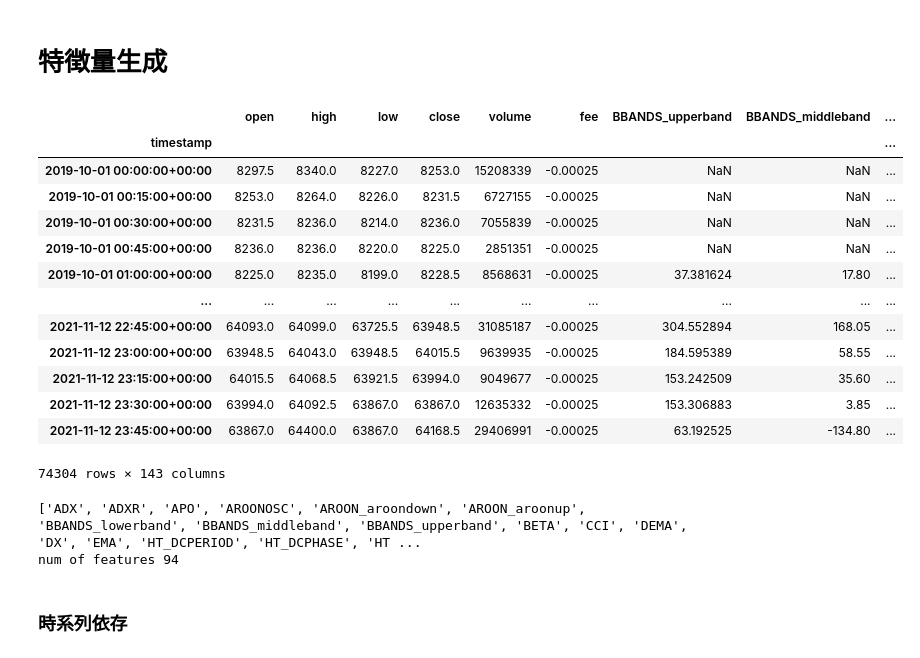
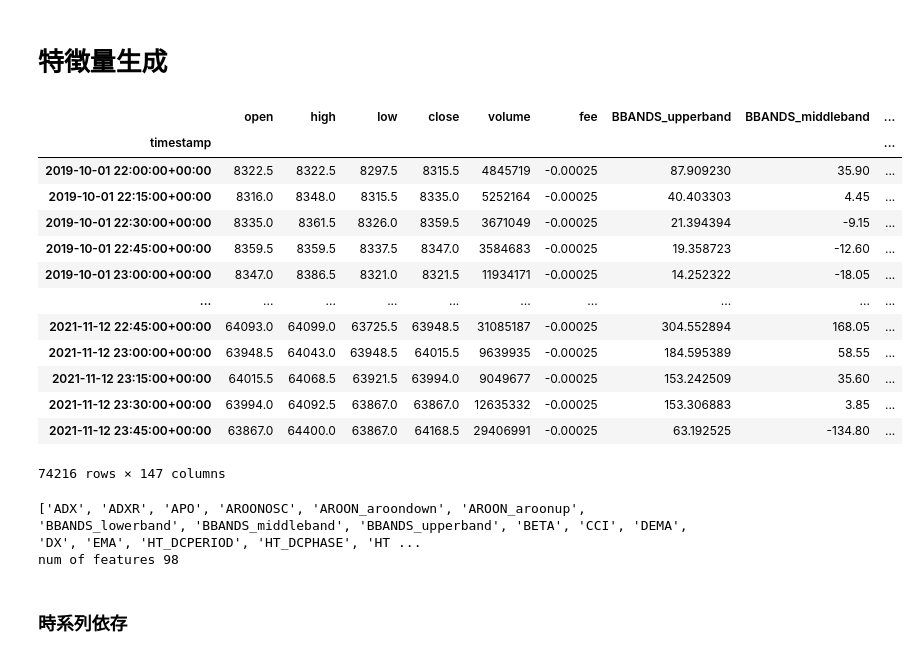
Before and after one commit to Joichiro433/MLtrading, a Jupyter notebook: notebook/bybit/ML_bybit.ipynb, the cells around one changed output. Saved outputs shown, nothing was run; the diff lists cells and outputs as text; code cells hidden in the pictures.

```diff
--- a/notebook/bybit/ML_bybit.ipynb
+++ b/notebook/bybit/ML_bybit.ipynb
@@ -241,45 +242,49 @@ def calc_features(df):
             if sig == 1:
                 downhige[i] = (c - l) / c
             else:
                 downhige[i] = (o - l) / c
         downhige = downhige/close
         return downhige
 
     df['uphige_size'] = up_hige_size(df)
     df['downhige_size'] = down_hige_size(df)
 
+    # 平均足を使った戦略: https://note.com/btcml/n/n6198a3714fe5
+    df['heikin_cl'] = 0.25 * (df['open'] + df['high'] + df['low'] + df['close'])
+    df['heikin_op'] = df['heikin_cl'].ewm(1, adjust=False).mean().shift(1)
+
     return df
 
 
 df = pd.read_pickle('df_ohlcv_with_fee.pkl')
 df = df.dropna()
 df = calc_features(df)
 # display(df)
 
 df_eth = df_eth.dropna()
 df_eth = calc_features(df_eth)
 
 
 df = pd.merge(df, df_eth, on='timestamp', suffixes=['', '_eth']).set_index('timestamp')
 
 display(df)
 
 df.to_pickle('df_features.pkl')
 # %% [output]
 |  | open | high | low | close | volume | fee | BBANDS_upperband | BBANDS_middleband | ... |
 | timestamp |  |  |  |  |  |  |  |  | ... |
-| 2019-10-01 00:00:00+00:00 | 8297.5 | 8340.0 | 8227.0 | 8253.0 | 15208339 | -0.00025 | NaN | NaN | ... |
-| 2019-10-01 00:15:00+00:00 | 8253.0 | 8264.0 | 8226.0 | 8231.5 | 6727155 | -0.00025 | NaN | NaN | ... |
-| 2019-10-01 00:30:00+00:00 | 8231.5 | 8236.0 | 8214.0 | 8236.0 | 7055839 | -0.00025 | NaN | NaN | ... |
-| 2019-10-01 00:45:00+00:00 | 8236.0 | 8236.0 | 8220.0 | 8225.0 | 2851351 | -0.00025 | NaN | NaN | ... |
-| 2019-10-01 01:00:00+00:00 | 8225.0 | 8235.0 | 8199.0 | 8228.5 | 8568631 | -0.00025 | 37.381624 | 17.80 | ... |
+| 2019-10-01 22:00:00+00:00 | 8322.5 | 8322.5 | 8297.5 | 8315.5 | 4845719 | -0.00025 | 87.909230 | 35.90 | ... |
+| 2019-10-01 22:15:00+00:00 | 8316.0 | 8348.0 | 8315.5 | 8335.0 | 5252164 | -0.00025 | 40.403303 | 4.45 | ... |
+| 2019-10-01 22:30:00+00:00 | 8335.0 | 8361.5 | 8326.0 | 8359.5 | 3671049 | -0.00025 | 21.394394 | -9.15 | ... |
+| 2019-10-01 22:45:00+00:00 | 8359.5 | 8359.5 | 8337.5 | 8347.0 | 3584683 | -0.00025 | 19.358723 | -12.60 | ... |
+| 2019-10-01 23:00:00+00:00 | 8347.0 | 8386.5 | 8321.0 | 8321.5 | 11934171 | -0.00025 | 14.252322 | -18.05 | ... |
 | ... | ... | ... | ... | ... | ... | ... | ... | ... | ... |
 | 2021-11-12 22:45:00+00:00 | 64093.0 | 64099.0 | 63725.5 | 63948.5 | 31085187 | -0.00025 | 304.552894 | 168.05 | ... |
 | 2021-11-12 23:00:00+00:00 | 63948.5 | 64043.0 | 63948.5 | 64015.5 | 9639935 | -0.00025 | 184.595389 | 58.55 | ... |
 | 2021-11-12 23:15:00+00:00 | 64015.5 | 64068.5 | 63921.5 | 63994.0 | 9049677 | -0.00025 | 153.242509 | 35.60 | ... |
 | 2021-11-12 23:30:00+00:00 | 63994.0 | 64092.5 | 63867.0 | 63867.0 | 12635332 | -0.00025 | 153.306883 | 3.85 | ... |
 | 2021-11-12 23:45:00+00:00 | 63867.0 | 64400.0 | 63867.0 | 64168.5 | 29406991 | -0.00025 | 63.192525 | -134.80 | ... |
-74304 rows × 143 columns
+74216 rows × 147 columns
 # %%
 features = sorted([
     'ADX',
@@ -337,6 +342,9 @@ features = sorted([
     'cr_std_25',
     'uphige_size',
     'downhige_size',
+
+    'heikin_cl',
+    'heikin_op',
 ])
 
 features_eth = [feature + '_eth' for feature in features]
@@ -347,7 +355,7 @@ print(features)
 print('num of features', len(features))
 # %% [output]
 ['ADX', 'ADXR', 'APO', 'AROONOSC', 'AROON_aroondown', 'AROON_aroonup', 'BBANDS_lowerband', 'BBANDS_middleband', 'BBANDS_upperband', 'BETA', 'CCI', 'DEMA', 'DX', 'EMA', 'HT_DCPERIOD', 'HT_DCPHASE', 'HT ...
-num of features 94
+num of features 98
 # %% [markdown]
 ### 時系列依存
 # %%
```
Also changed, not shown: parts of 14 cells of this notebook, 1 other file.
